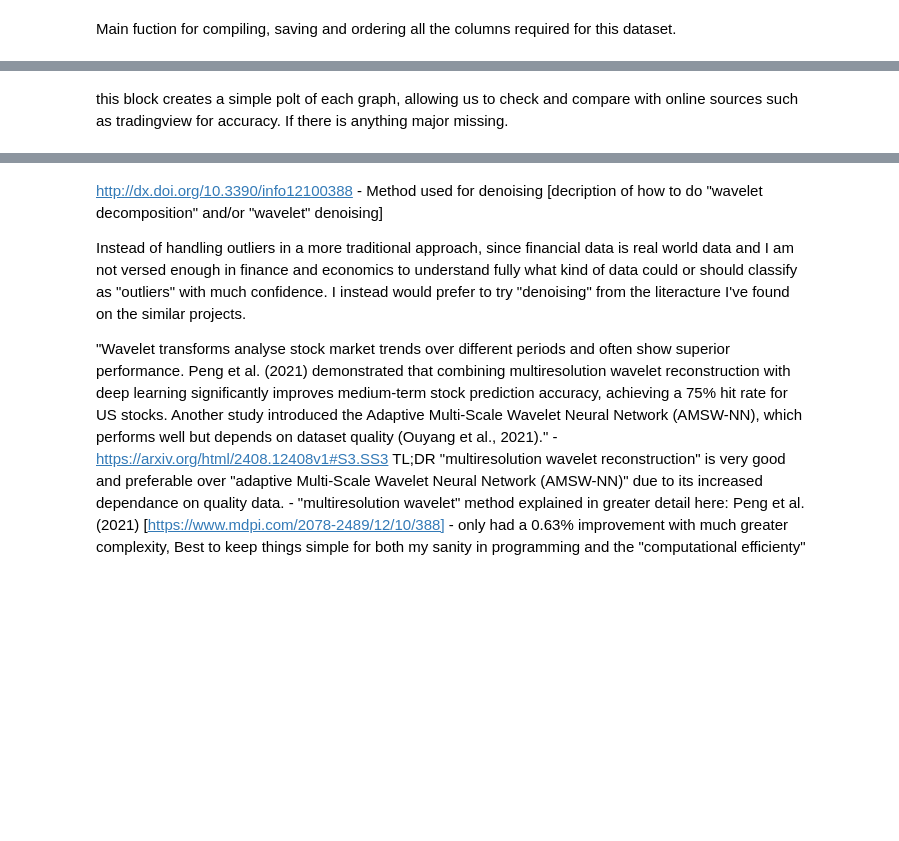
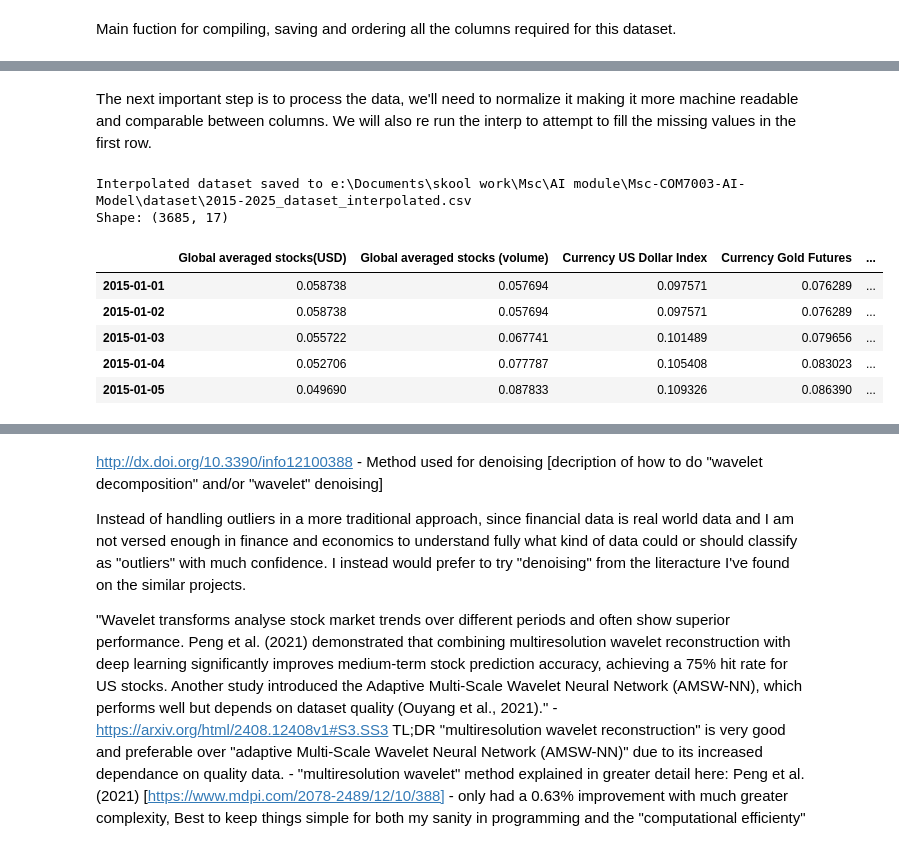
Before and after one commit to HazelHS/Msc-COM7003-AI-Model, a Jupyter notebook: dataset.ipynb, the cells around one changed output, grey strips where cells are left out. Drawn from its saved outputs; the diff is of its cells as text; code cells hidden in the pictures; blank space fills up the shorter version.

```diff
--- a/dataset.ipynb
+++ b/dataset.ipynb
@@ -436,17 +536,48 @@ The dataset will need to have all of the values normalized here as part of the p
+# %% [markdown]
+The next important step is to process the data, we'll need to normalize it making it more machine readable and comparable between columns. We will also re run the interp to attempt to fill the missing values in the first row.
 # %%
 df = pd.read_csv(output_dir / "2015-2025_dataset_interpolated.csv", index_col=0, parse_dates=True)
 
 # Create a MinMaxScaler instance
 scaler = MinMaxScaler()
 
 # Create a copy of the dataframe and normalize all columns
 df_normalized = pd.DataFrame(
     scaler.fit_transform(df),
     columns=df.columns,
     index=df.index
 )
 
 # Save as new
 df_normalized.to_csv(output_dir / "2015-2025_dataset_normalized.csv")
+
+# display first five entries, validation.
+df_normalized.head()
+
+df = pd.read_csv(output_dir / "2015-2025_dataset_normalized.csv", index_col=0, parse_dates=True)
+
+# Interpolate each column based on its data type
+for column in df.columns:
+    # For all other metrics (prices, volumes, etc), use linear interpolation
+    df[column] = df[column].interpolate(method='linear', limit=20, limit_direction='backward')
+
+
+# Save the interpolated dataset with a new name
+df_re_norm = output_dir / "2015-2025_dataset_normalized.csv"
+
+df.to_csv(df_re_norm)
+
+print(f"\nInterpolated dataset saved to {interpolated_path}")
+print(f"Shape: {df.shape}")
+
+# display first five entries, validation.
+df.head()
+# %% [output]
+Interpolated dataset saved to e:\Documents\skool work\Msc\AI module\Msc-COM7003-AI-Model\dataset\2015-2025_dataset_interpolated.csv
+Shape: (3685, 17)
+|  | Global averaged stocks(USD) | Global averaged stocks (volume) | Currency US Dollar Index | Currency Gold Futures | ... |
+| 2015-01-01 | 0.058738 | 0.057694 | 0.097571 | 0.076289 | ... |
+| 2015-01-02 | 0.058738 | 0.057694 | 0.097571 | 0.076289 | ... |
+| 2015-01-03 | 0.055722 | 0.067741 | 0.101489 | 0.079656 | ... |
+| 2015-01-04 | 0.052706 | 0.077787 | 0.105408 | 0.083023 | ... |
+| 2015-01-05 | 0.049690 | 0.087833 | 0.109326 | 0.086390 | ... |
-# %% [markdown]
-this block creates a simple polt of each graph, allowing us to check and compare with online sources such as tradingview for accuracy. If there is anything major missing.
```
Also changed, not shown: parts of 21 cells of this notebook, 1 other file.
